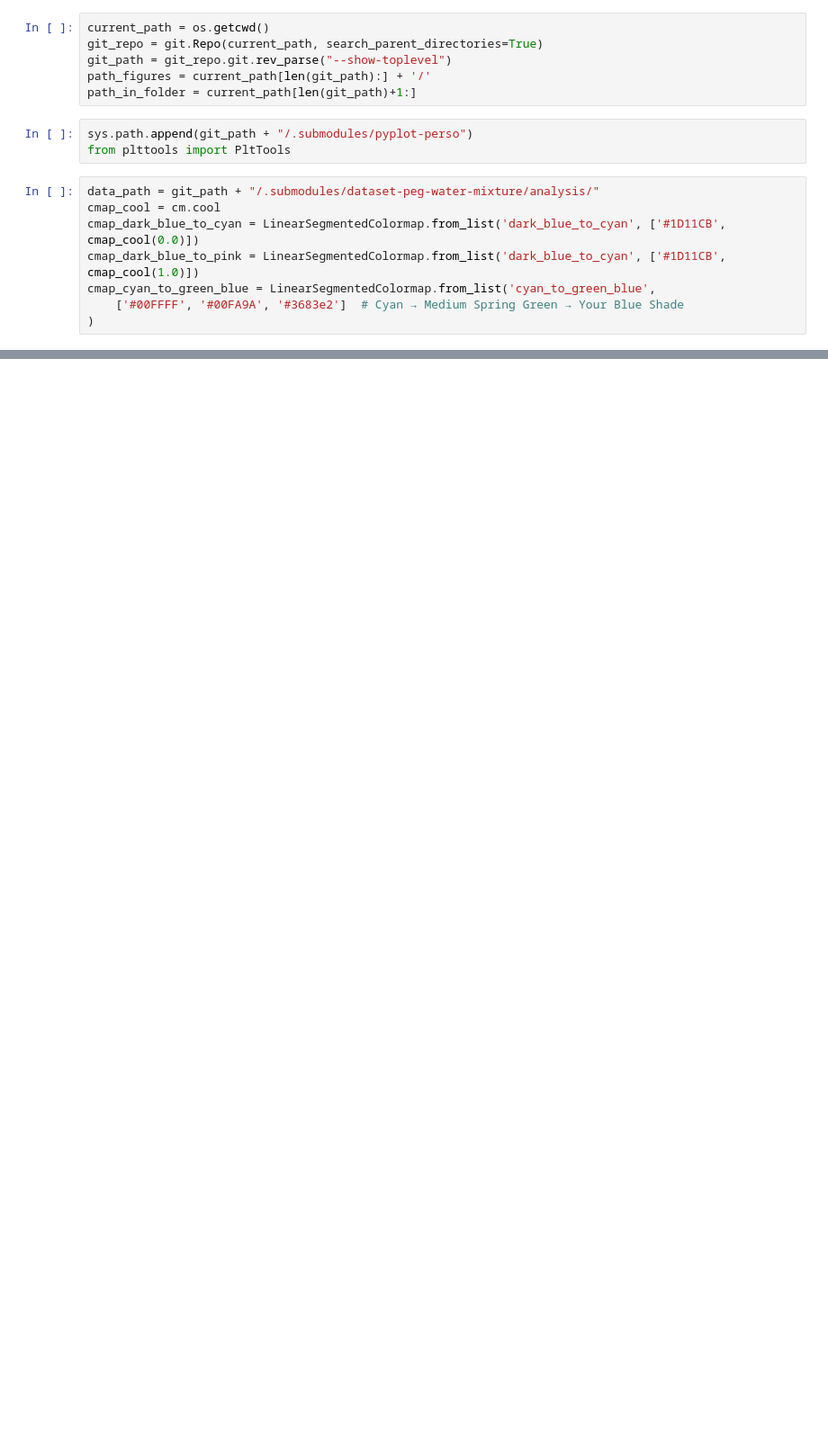
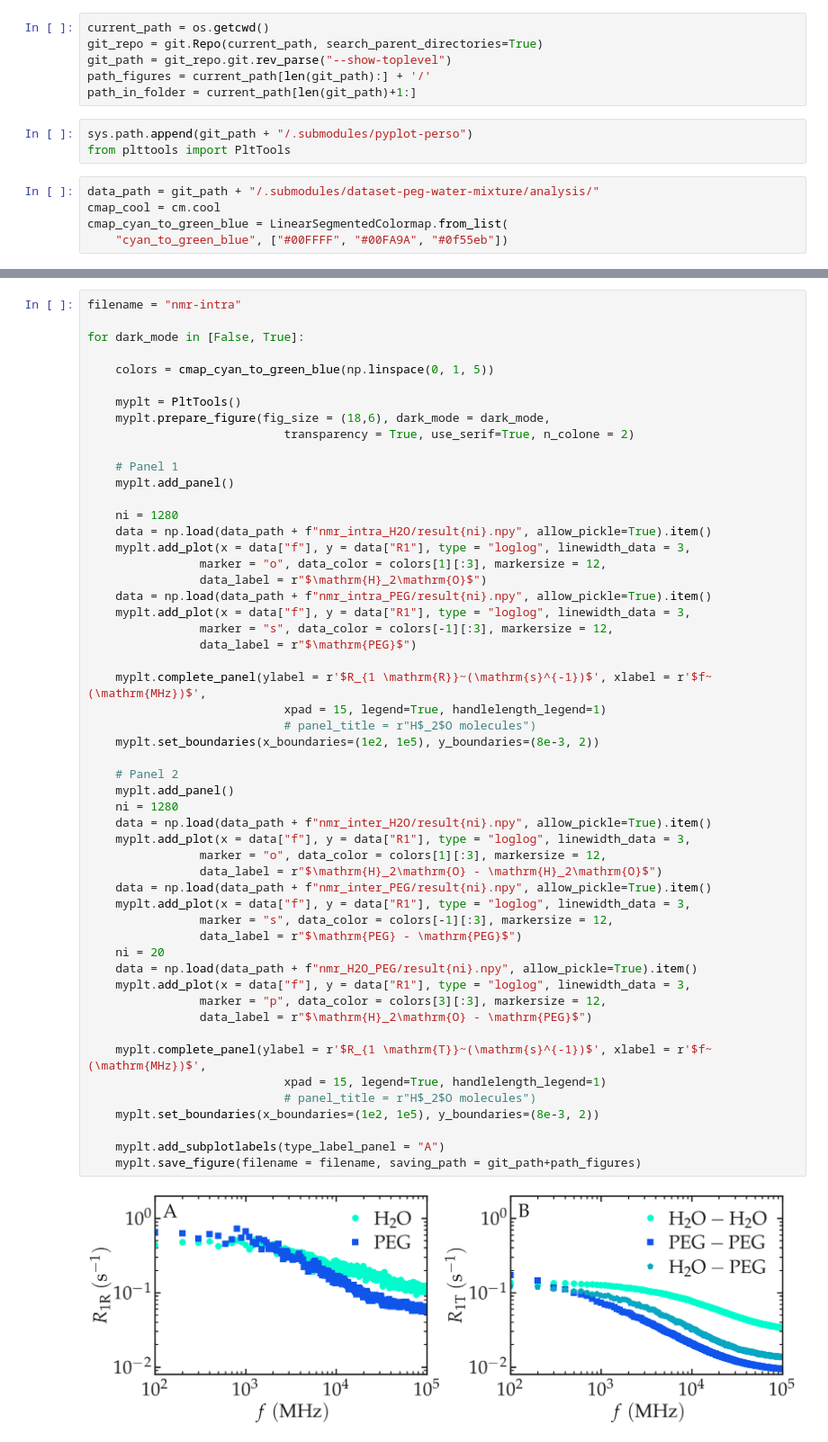
Before and after one commit to NMRDfromMD/nmrdfrommd.github.io, a Jupyter notebook: docs/source/tutorials/isotropic-system/nmr-intra.ipynb, the cells around one changed output, grey strips where cells are left out. Shown at 90% size. Cells and saved outputs as stored; diff of their text form; blank space fills up the shorter version.

Commit message:
updated figure

```diff
--- a/docs/source/tutorials/isotropic-system/nmr-intra.ipynb
+++ b/docs/source/tutorials/isotropic-system/nmr-intra.ipynb
@@ -18,8 +17,5 @@ from plttools import PltTools
 # %%
 data_path = git_path + "/.submodules/dataset-peg-water-mixture/analysis/"
 cmap_cool = cm.cool
-cmap_dark_blue_to_cyan = LinearSegmentedColormap.from_list('dark_blue_to_cyan', ['#1D11CB', cmap_cool(0.0)])
-cmap_dark_blue_to_pink = LinearSegmentedColormap.from_list('dark_blue_to_cyan', ['#1D11CB', cmap_cool(1.0)])
-cmap_cyan_to_green_blue = LinearSegmentedColormap.from_list('cyan_to_green_blue',
-    ['#00FFFF', '#00FA9A', '#3683e2']  # Cyan → Medium Spring Green → Your Blue Shade
-)
+cmap_cyan_to_green_blue = LinearSegmentedColormap.from_list(
+    "cyan_to_green_blue", ["#00FFFF", "#00FA9A", "#0f55eb"])
@@ -75,0 +22,55 @@ for dark_mode in [False, True]:
+# %%
+filename = "nmr-intra"
+
+for dark_mode in [False, True]:
+
+    colors = cmap_cyan_to_green_blue(np.linspace(0, 1, 5))
+
+    myplt = PltTools()
+    myplt.prepare_figure(fig_size = (18,6), dark_mode = dark_mode,
+                            transparency = True, use_serif=True, n_colone = 2)
+
+    # Panel 1
+    myplt.add_panel()
+
+    ni = 1280
+    data = np.load(data_path + f"nmr_intra_H2O/result{ni}.npy", allow_pickle=True).item()
+    myplt.add_plot(x = data["f"], y = data["R1"], type = "loglog", linewidth_data = 3,
+                marker = "o", data_color = colors[1][:3], markersize = 12,
+                data_label = r"$\mathrm{H}_2\mathrm{O}$")
+    data = np.load(data_path + f"nmr_intra_PEG/result{ni}.npy", allow_pickle=True).item()
+    myplt.add_plot(x = data["f"], y = data["R1"], type = "loglog", linewidth_data = 3,
+                marker = "s", data_color = colors[-1][:3], markersize = 12,
+                data_label = r"$\mathrm{PEG}$")
+
+    myplt.complete_panel(ylabel = r'$R_{1 \mathrm{R}}~(\mathrm{s}^{-1})$', xlabel = r'$f~(\mathrm{MHz})$',
+                            xpad = 15, legend=True, handlelength_legend=1)
+                            # panel_title = r"H$_2$O molecules")
+    myplt.set_boundaries(x_boundaries=(1e2, 1e5), y_boundaries=(8e-3, 2))
+
+    # Panel 2
+    myplt.add_panel()
+    ni = 1280
+    data = np.load(data_path + f"nmr_inter_H2O/result{ni}.npy", allow_pickle=True).item()
+    myplt.add_plot(x = data["f"], y = data["R1"], type = "loglog", linewidth_data = 3,
+                marker = "o", data_color = colors[1][:3], markersize = 12,
+                data_label = r"$\mathrm{H}_2\mathrm{O} - \mathrm{H}_2\mathrm{O}$")
+    data = np.load(data_path + f"nmr_inter_PEG/result{ni}.npy", allow_pickle=True).item()
+    myplt.add_plot(x = data["f"], y = data["R1"], type = "loglog", linewidth_data = 3,
+                marker = "s", data_color = colors[-1][:3], markersize = 12,
+                data_label = r"$\mathrm{PEG} - \mathrm{PEG}$")
+    ni = 20
+    data = np.load(data_path + f"nmr_H2O_PEG/result{ni}.npy", allow_pickle=True).item()
+    myplt.add_plot(x = data["f"], y = data["R1"], type = "loglog", linewidth_data = 3,
+                marker = "p", data_color = colors[3][:3], markersize = 12,
+                data_label = r"$\mathrm{H}_2\mathrm{O} - \mathrm{PEG}$")
+
+    myplt.complete_panel(ylabel = r'$R_{1 \mathrm{T}}~(\mathrm{s}^{-1})$', xlabel = r'$f~(\mathrm{MHz})$',
+                            xpad = 15, legend=True, handlelength_legend=1)
+                            # panel_title = r"H$_2$O molecules")
+    myplt.set_boundaries(x_boundaries=(1e2, 1e5), y_boundaries=(8e-3, 2))
+
+    myplt.add_subplotlabels(type_label_panel = "A")
+    myplt.save_figure(filename = filename, saving_path = git_path+path_figures)
+# %% [output]
+[figure, added]
```
Also changed, not shown: parts of 3 cells of this notebook, 2 other files.
